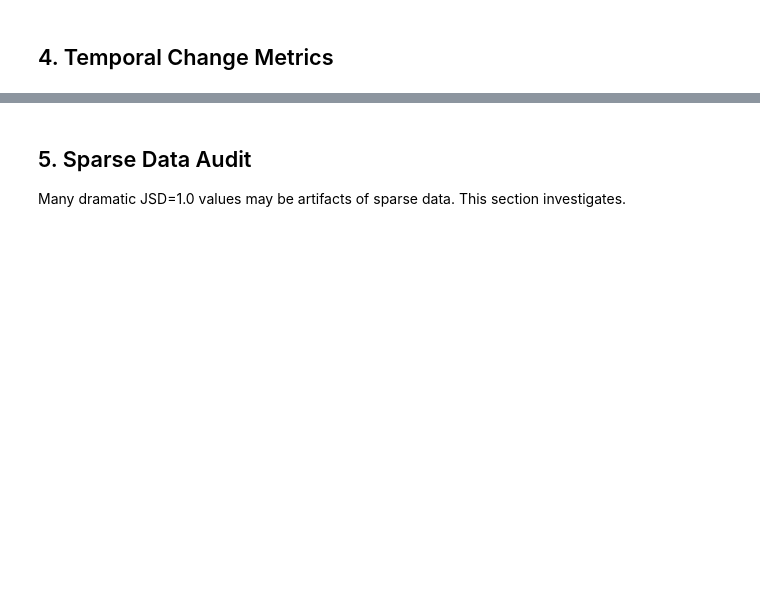
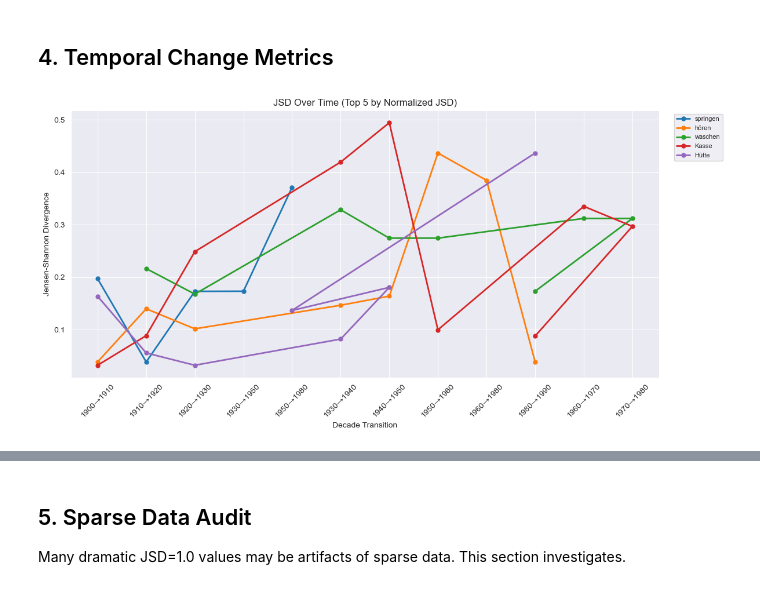
Before and after one commit to FlackoJodye1/diachronic-word-sense-change, a Jupyter notebook: notebooks/analysis/diachronic_pilot_results.ipynb, the cells around one changed output, grey strips where cells are left out. Cells and saved outputs as stored; diff of their text form; code cells hidden in the pictures; blank space fills up the shorter version.

```diff
--- a/notebooks/analysis/diachronic_pilot_results.ipynb
+++ b/notebooks/analysis/diachronic_pilot_results.ipynb
@@ -577,19 +648,20 @@ plt.show()
 # %%
-# JSD divergence over time for top words
-top_div_lemmas = avg_divergence.head(10).index.tolist()
+# JSD divergence over time for top words (normalized JSD ranking)
+top_div_lemmas = top10_norm.head(5).index.tolist()
 
 fig, ax = plt.subplots(figsize=(12, 6))
 for lemma in top_div_lemmas:
     ld = divergence[divergence['lemma'] == lemma].sort_values('decade_from')
-    label_str = f"{lemma} ({ld['decade_from'].iloc[0]}–{ld['decade_to'].iloc[-1]})"
     transition_labels = [f"{int(r['decade_from'])}→{int(r['decade_to'])}" for _, r in ld.iterrows()]
     ax.plot(transition_labels, ld['jsd'].values, marker='o', label=lemma, linewidth=2, markersize=5)
 
 ax.set_xlabel('Decade Transition')
 ax.set_ylabel('Jensen-Shannon Divergence')
-ax.set_title('JSD Over Time (Top 10 by Avg Divergence)')
+ax.set_title('JSD Over Time (Top 5 by Normalized JSD)')
 ax.legend(bbox_to_anchor=(1.02, 1), loc='upper left', fontsize=8)
 ax.tick_params(axis='x', rotation=45)
 plt.tight_layout()
 plt.show()
+# %% [output]
+[figure, added]
 # %%
```
Also changed, not shown: parts of 26 cells of this notebook, 1 other file.
